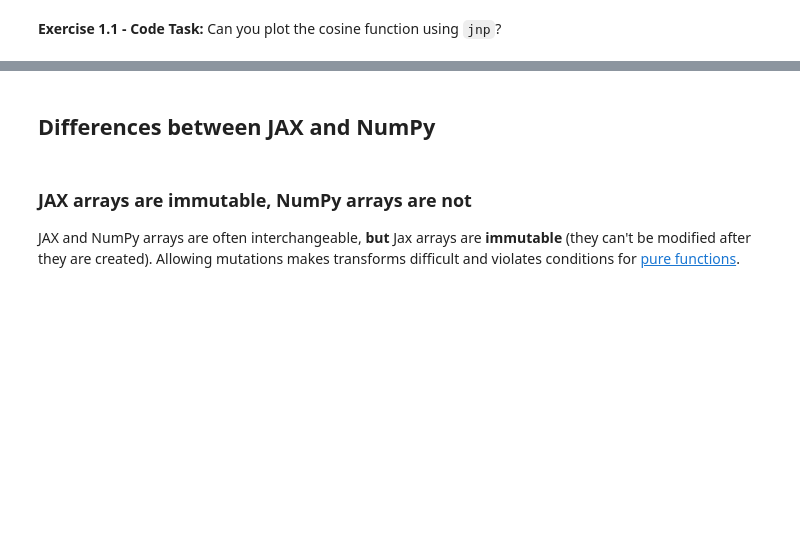
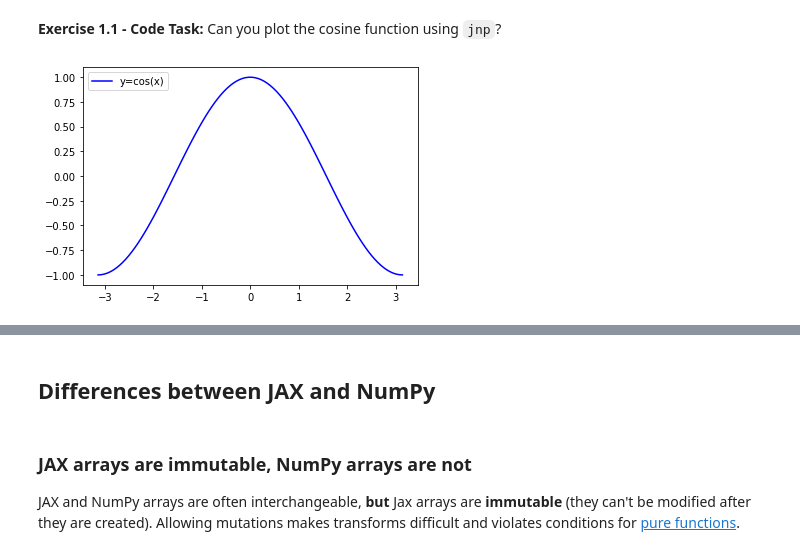
Before and after one commit to khipu-ai/practicals-2023, a Jupyter notebook: notebooks/jax_optax_haiku_cnn.ipynb, the cells around one changed output, grey strips where cells are left out. Saved outputs shown, nothing was run; the diff lists cells and outputs as text; code cells hidden in the pictures; blank space fills up the shorter version.

```diff
--- a/notebooks/jax_optax_haiku_cnn.ipynb
+++ b/notebooks/jax_optax_haiku_cnn.ipynb
@@ -164,3 +170,23 @@ plt.show()
+# %%
+#@title Excercise 1.1
+#
+# Plot Cosine using jnp
+
+# 100 linearly spaced numbers
+
+x = jnp.linspace(-jnp.pi, jnp.pi, 100)
+
+# the function, which is y = sin(x) here
+y = jnp.cos(x)
+
+#
+# plot the functions
+#
+plt.plot(x, y, "b", label="y=cos(x)")
+plt.legend(loc="upper left")
+plt.show()
+# %% [output]
+[figure, added]
 # %%
 # @title Answer to code task (Try not to peek until you've given it a good try!')
 # 100 linearly spaced numbers
```
Also changed, not shown: parts of 52 cells of this notebook.
